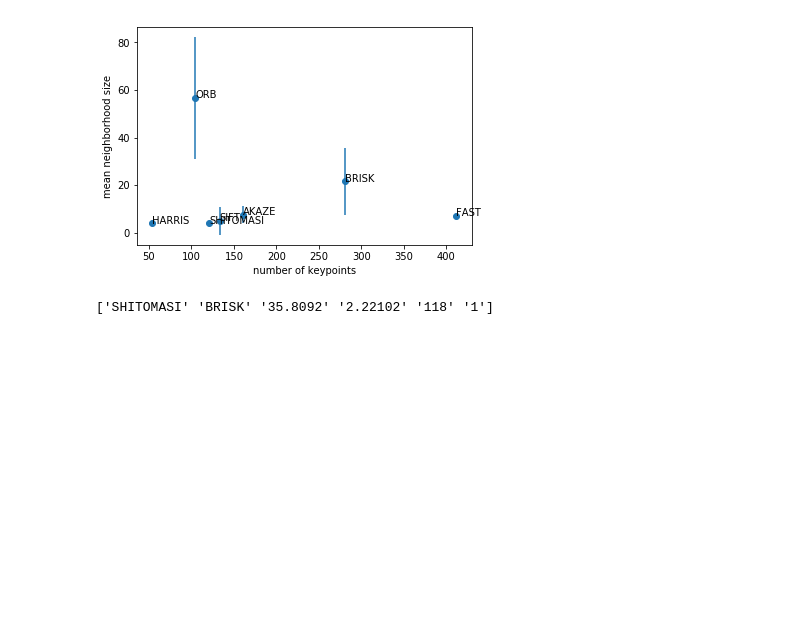
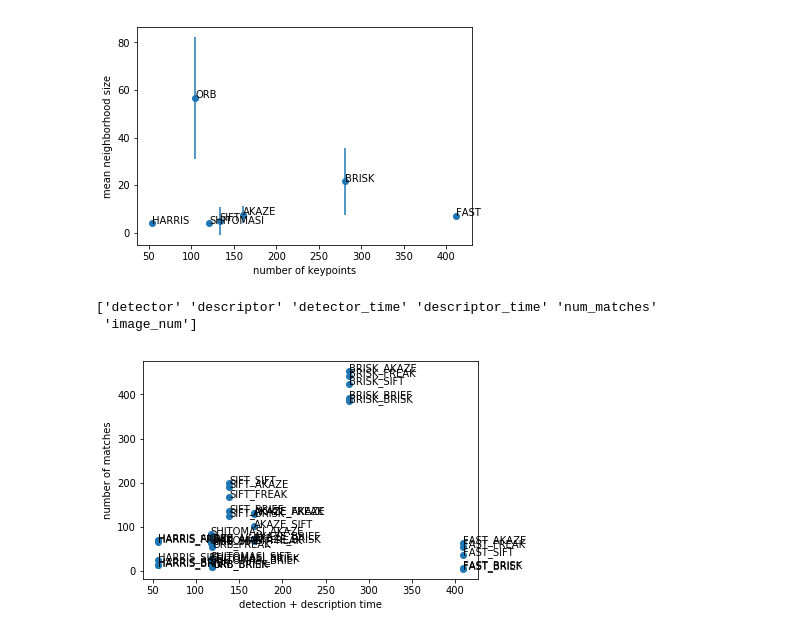
Before and after one commit to ZmeiGorynych/SFND_2D_Feature_Tracking, a Jupyter notebook: notebooks/Keypoint_stats.ipynb, the cells around one changed output. Drawn from its saved outputs; the diff is of its cells as text; code cells hidden in the pictures; blank space fills up the shorter version.

Commit message:
Extend the stats notebook

```diff
--- a/notebooks/Keypoint_stats.ipynb
+++ b/notebooks/Keypoint_stats.ipynb
@@ -40,13 +40,22 @@ for detector in agg_detect_df.index:
                  (agg_detect_df['num_keypoints'][detector],agg_detect_df['neighb_size_mean'][detector]))
 # %% [output]
 [figure]
-# %%
-
-detect_df = pd.read_csv('../matcher_stats.csv')
-print(detect_df.columns.values)
-# agg_detect_df = detect_df.groupby(['detector']).agg({'num_keypoints': np.mean,
-#                                                      'neighb_size_mean': np.mean,
-#                                                     'neighb_size_var': np.mean})
-# print(agg_detect_df)
-# %% [output]
-['SHITOMASI' 'BRISK' '35.8092' '2.22102' '118' '1']
+# %%
+
+match_df = pd.read_csv('../matcher_stats.csv')
+print(match_df.columns.values)
+agg_match_df = match_df.groupby(['detector', 'descriptor'], as_index=False).agg({'num_matches': np.mean,
+                                                     'detector_time': np.mean,
+                                                     'descriptor_time': np.mean})
+t = agg_match_df['detector_time'] + agg_match_df['descriptor_time']
+conc = agg_match_df.apply(lambda x: f"{x['detector']}_{x['descriptor']}", axis=1)
+
+plt.scatter(agg_match_df['num_matches'], t)
+plt.ylabel('number of matches')
+plt.xlabel('detection + description time')
+for i, (x, y) in enumerate(zip(agg_match_df['num_matches'], t)):
+    plt.annotate(conc[i], (x,y))
+# %% [output]
+['detector' 'descriptor' 'detector_time' 'descriptor_time' 'num_matches'
+ 'image_num']
+[figure, added]
```
